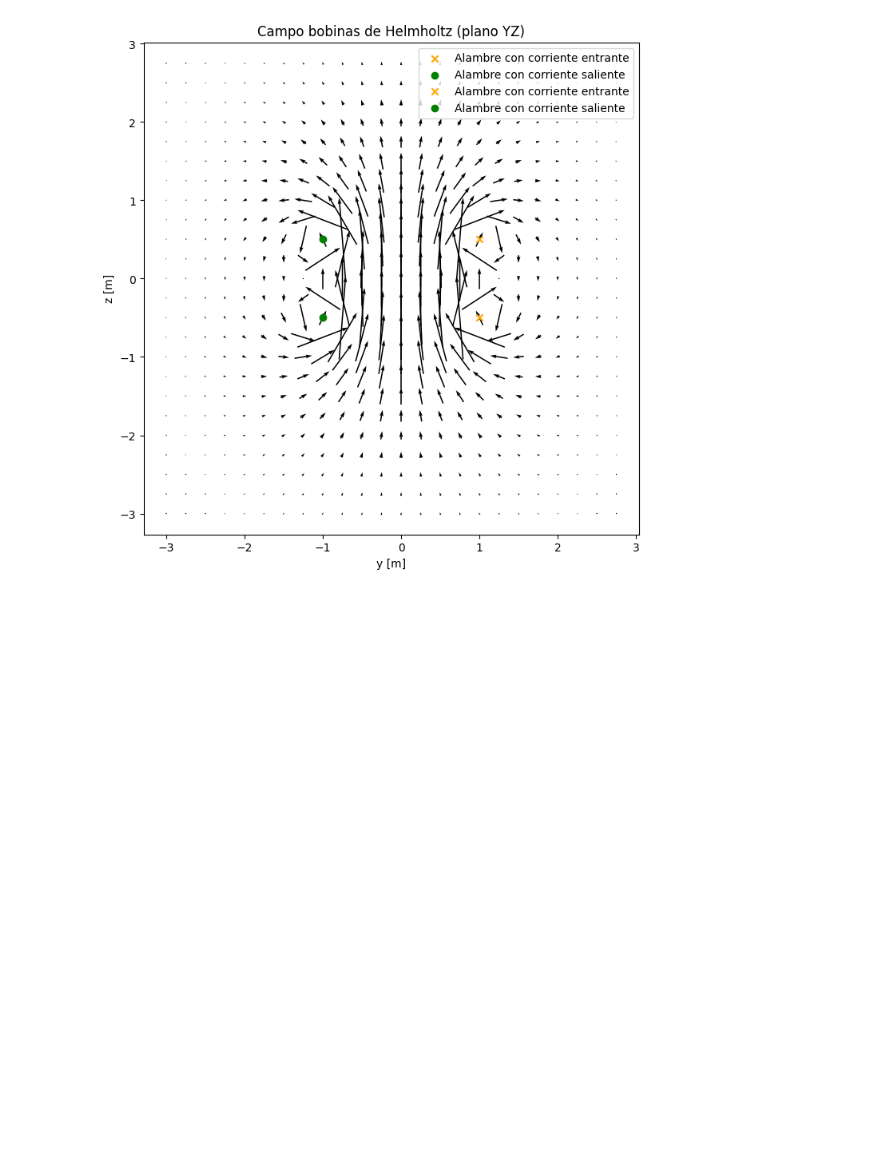
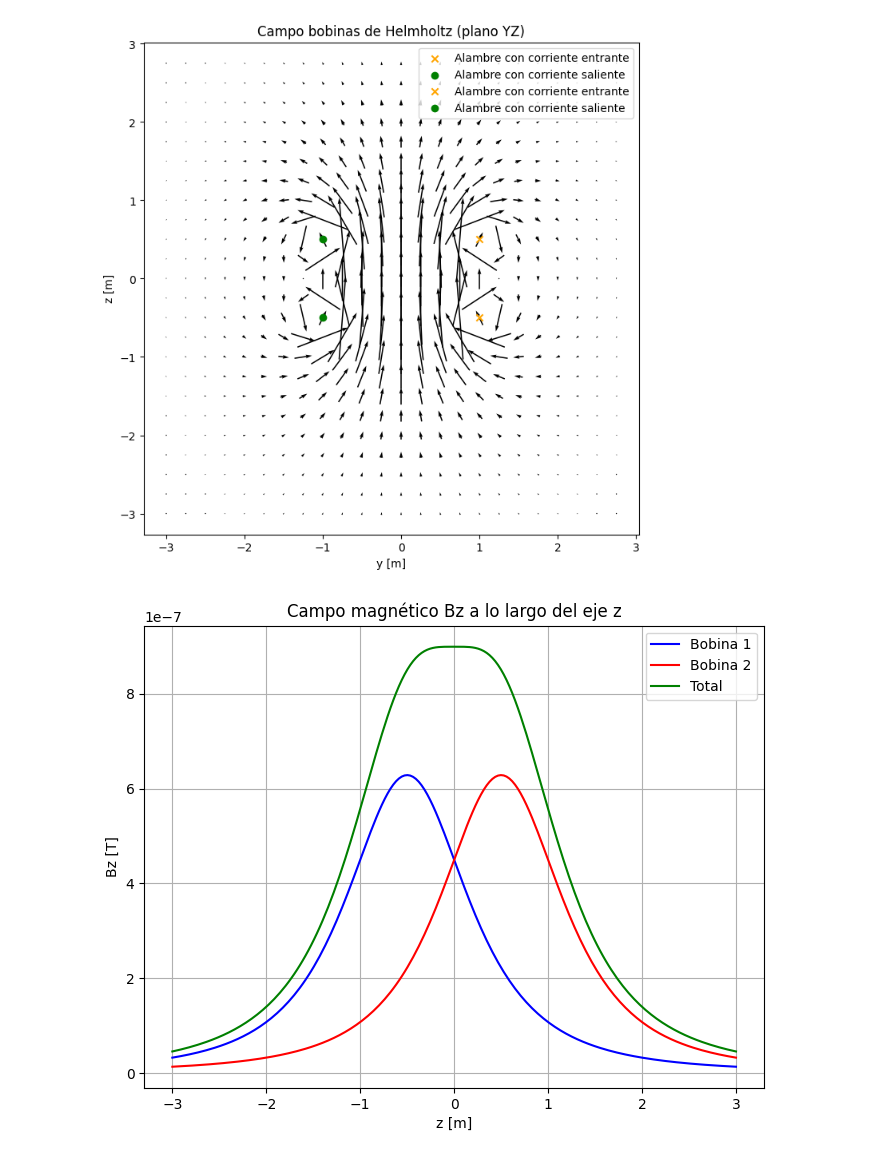
Before and after one commit to diegojuarez965/Fisica2Labo1, a Jupyter notebook: laboratorio 2/lab2.ipynb, the cells around one changed output. Drawn from its saved outputs; the diff is of its cells as text; code cells hidden in the pictures; blank space fills up the shorter version.

Commit message:
Bz en el eje z para las bobinas de Helmholtz

```diff
--- a/laboratorio 2/lab2.ipynb
+++ b/laboratorio 2/lab2.ipynb
@@ -191,3 +190,25 @@ BhYZ_x, BhYZ_y, BhYZ_z = Bhyz_x1 + Bhyz_x2, Bhyz_y1 + Bhyz_y2, Bhyz_z1 + Bhyz_z2
 plot_2d('Campo bobinas de Helmholtz (plano YZ)', 'y [m]', 'z [m]', Y_yz, Z_yz, BhYZ_y, BhYZ_z, [ (Rh,Rh/2,'x'), (-Rh,Rh/2,'o'), (Rh,-Rh/2,'x'), (-Rh,-Rh/2,'o') ])
 # %% [output]
 [figure]
+# %%
+# Graficar Bz vs z para cada bobina y la suma
+z = np.linspace(-lim, lim, 200)
+x = np.zeros_like(z)
+y = np.zeros_like(z)
+
+Bh1_x, Bh1_y, Bh1_z = magnetic_field(Ih, x_h1, y_h1, z_h1, x, y, z)
+Bh2_x, Bh2_y, Bh2_z = magnetic_field(Ih, x_h2, y_h2, z_h2, x, y, z)
+Bh_total_z = Bh1_z + Bh2_z
+
+plt.figure(figsize=(8,6))
+plt.plot(z, Bh1_z, label='Bobina 1', color='blue')
+plt.plot(z, Bh2_z, label='Bobina 2', color='red')
+plt.plot(z, Bh_total_z, label='Total', color='green')
+plt.xlabel('z [m]')
+plt.ylabel('Bz [T]')
+plt.title('Campo magnético Bz a lo largo del eje z')
+plt.legend()
+plt.grid(True)
+plt.show()
+# %% [output]
+[figure, added]
```
Also changed, not shown: parts of 1 cell of this notebook.
